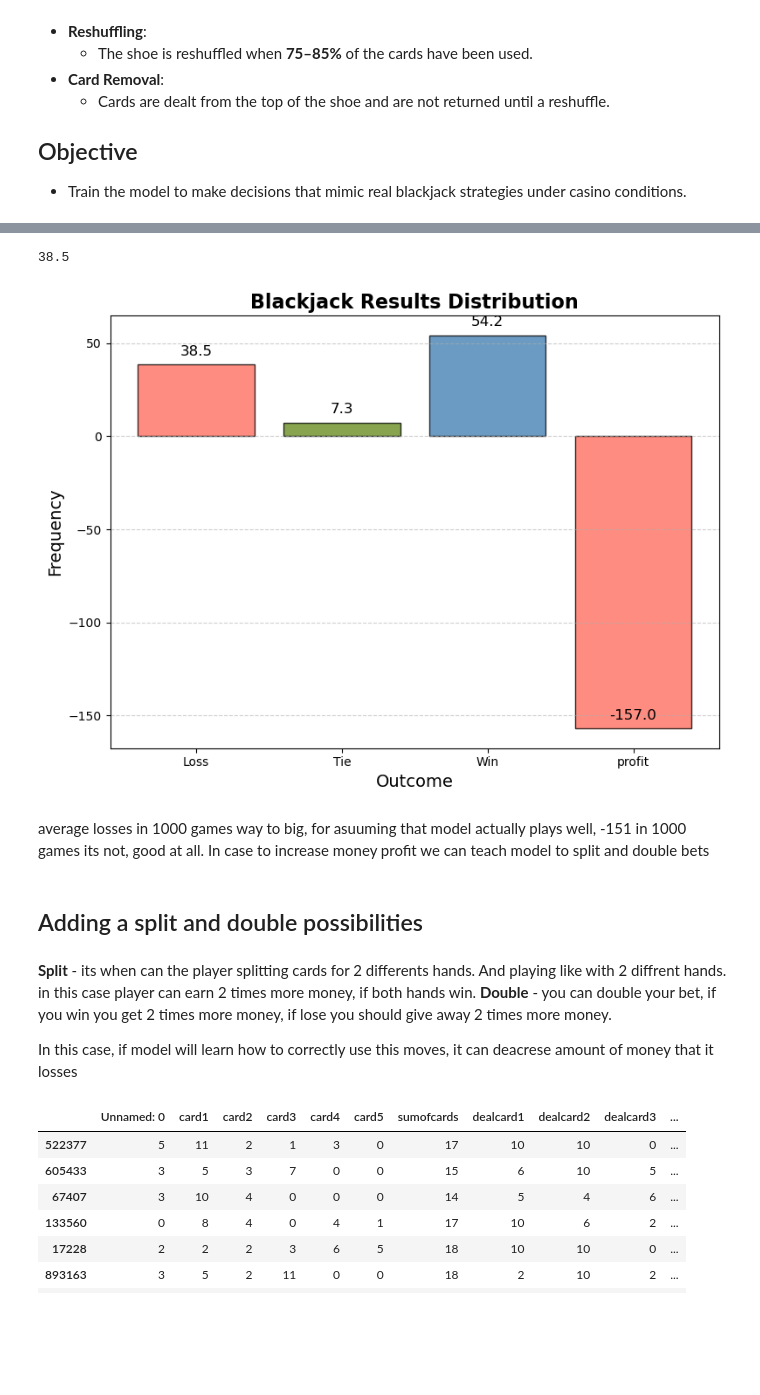
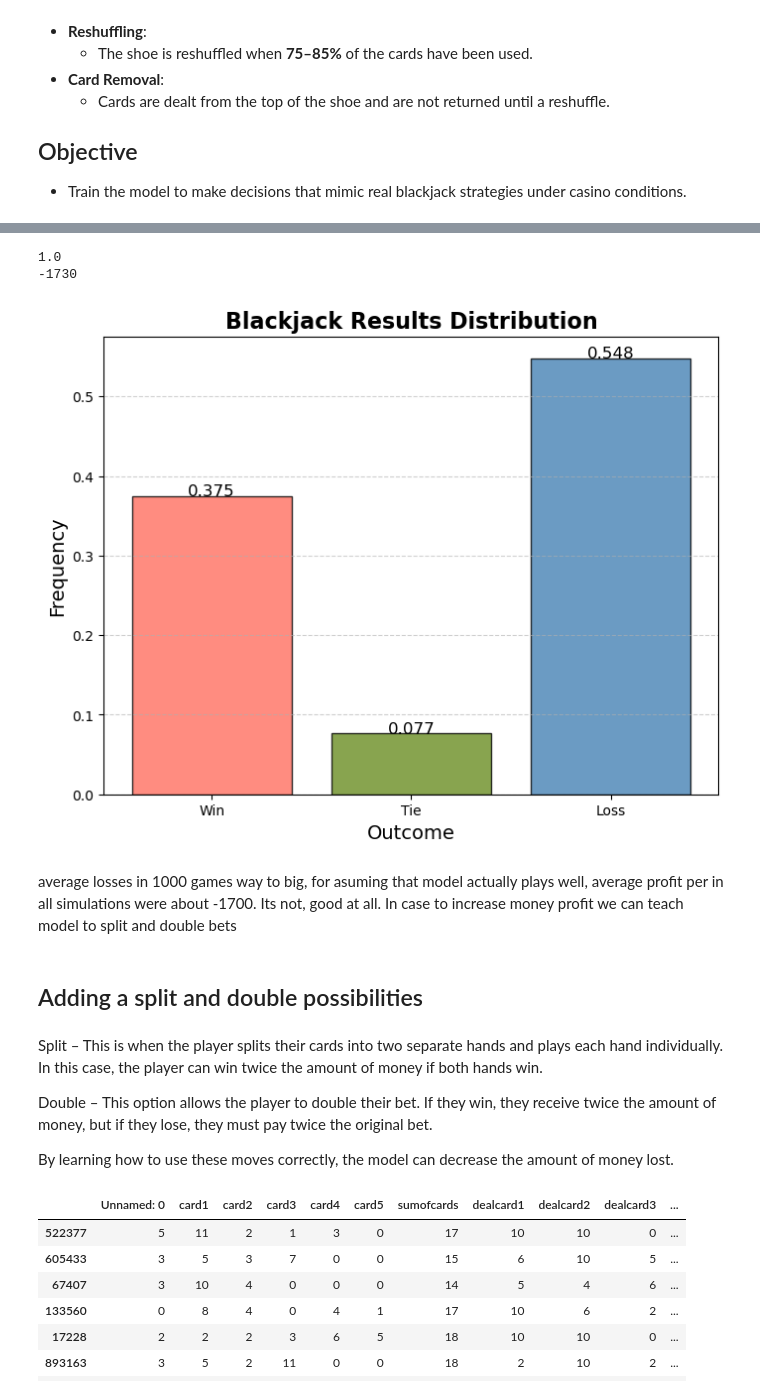
Before and after one commit to KirillMitjurin/DA6_project, a Jupyter notebook: BlackJack.ipynb, the cells around one changed output, grey strips where cells are left out. Cells and saved outputs as stored; diff of their text form; code cells hidden in the pictures; blank space fills up the shorter version.

```diff
--- a/BlackJack.ipynb
+++ b/BlackJack.ipynb
@@ -584,48 +584,50 @@ profit/loss: 10
 # %%
 # Map results to categories
-categories = ['Loss', 'Tie', 'Win', 'profit']
+categories = ['Win', 'Tie', 'Loss']
 wins = 0
 ties = 0
 losses = 0
 profit = 0
 avg_wins = 0
 for i in result:
     wins += i[0]
     avg_wins += i[0]
     ties += i[1]
     losses += i[2]
     profit += i[3]
-results = [wins / 10, ties / 10, losses /10, profit / 10]
-print(avg_wins / 10)
+print((wins / 1000) + (ties / 1000) + (losses /1000))
+results = [wins / 1000, ties / 1000, losses /1000]
 # Plot the histogram
 plt.figure(figsize=(8, 6))
 plt.bar(categories, results, color=['#FF6F61', '#6B8E23', '#4682B4'], alpha=0.8, edgecolor='black')
 
 # Add labels and title
 plt.title('Blackjack Results Distribution', fontsize=16, fontweight='bold')
 plt.xlabel('Outcome', fontsize=14)
 plt.ylabel('Frequency', fontsize=14)
 plt.grid(axis='y', linestyle='--', alpha=0.6)
 
 # Add value annotations on the bars
 for i, count in enumerate(results):
-    plt.text(i, count + 5, str(count), ha='center', fontsize=12, color='black')
+    plt.text(i, count , str(count), ha='center', fontsize=12, color='black')
 
 # Show the plot
-plt.tight_layout()
+print(profit)
 plt.show()
 # %% [output]
-38.5
+1.0
+-1730
-[figure, old version]
+[figure, new version]
 # %% [markdown]
-average losses in 1000 games way to big, for asuuming that model actually plays well, -151 in 1000 games its not, good at all. In case to increase money profit we can teach model to split and double bets
+average losses in 1000 games way to big, for asuming that model actually plays well, average profit per in all simulations were about -1700. Its not, good at all. In case to increase money profit we can teach model to split and double bets
 # %% [markdown]
 ## Adding a split and double possibilities
-# %% [markdown]
-<b>Split</b> - its when can the player splitting cards for 2 differents hands. And playing like with 2 diffrent hands. in this case player can earn 2 times more money, if both hands win.
-<b>Double</b> - you can double your bet, if you win you get 2 times more money, if lose you should give away 2 times more money.
-
-In this case, if model will learn how to correctly use this moves, it can deacrese amount of money that it losses
+# %% [markdown]
+Split – This is when the player splits their cards into two separate hands and plays each hand individually. In this case, the player can win twice the amount of money if both hands win.
+
+Double – This option allows the player to double their bet. If they win, they receive twice the amount of money, but if they lose, they must pay twice the original bet.
+
+By learning how to use these moves correctly, the model can decrease the amount of money lost.
 # %%
 # Define the "decide_double" logic
 def decide_double(ply2cardsum, dealer_card):
```
Also changed, not shown: parts of 7 cells of this notebook.
